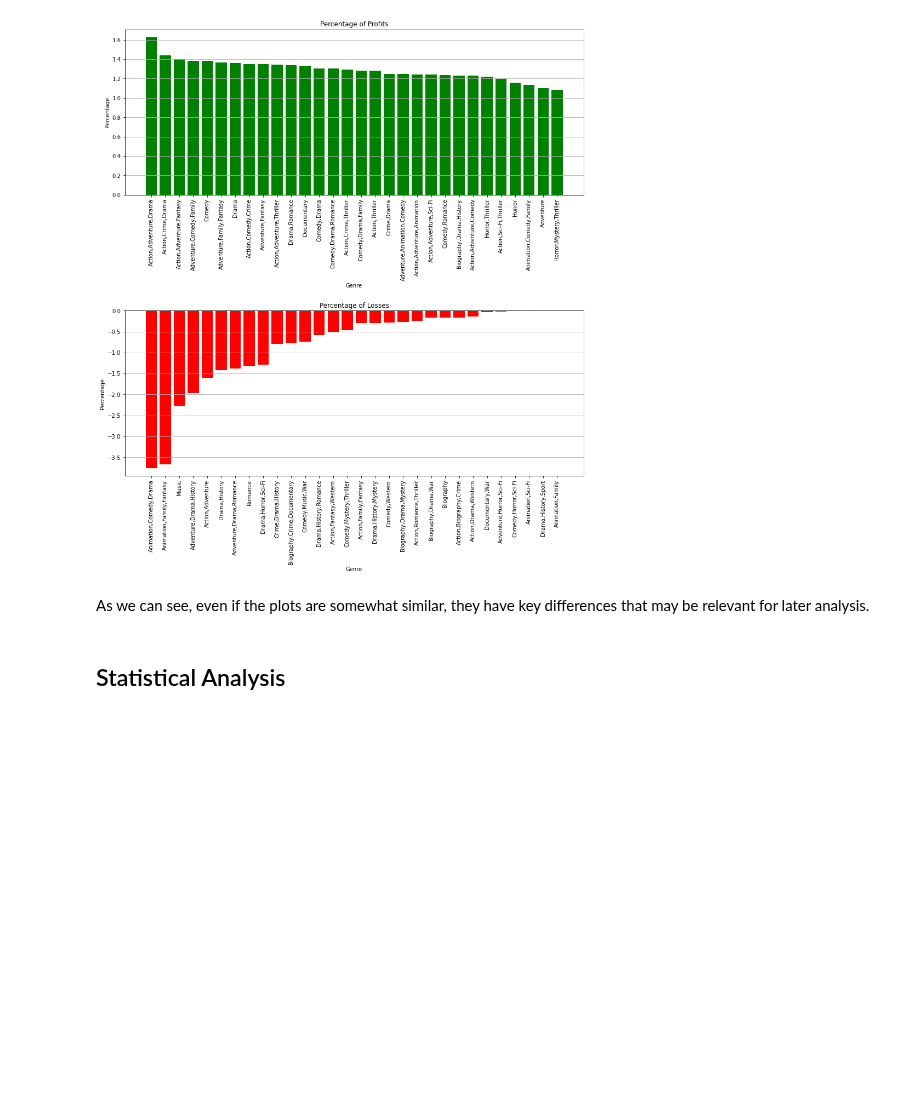
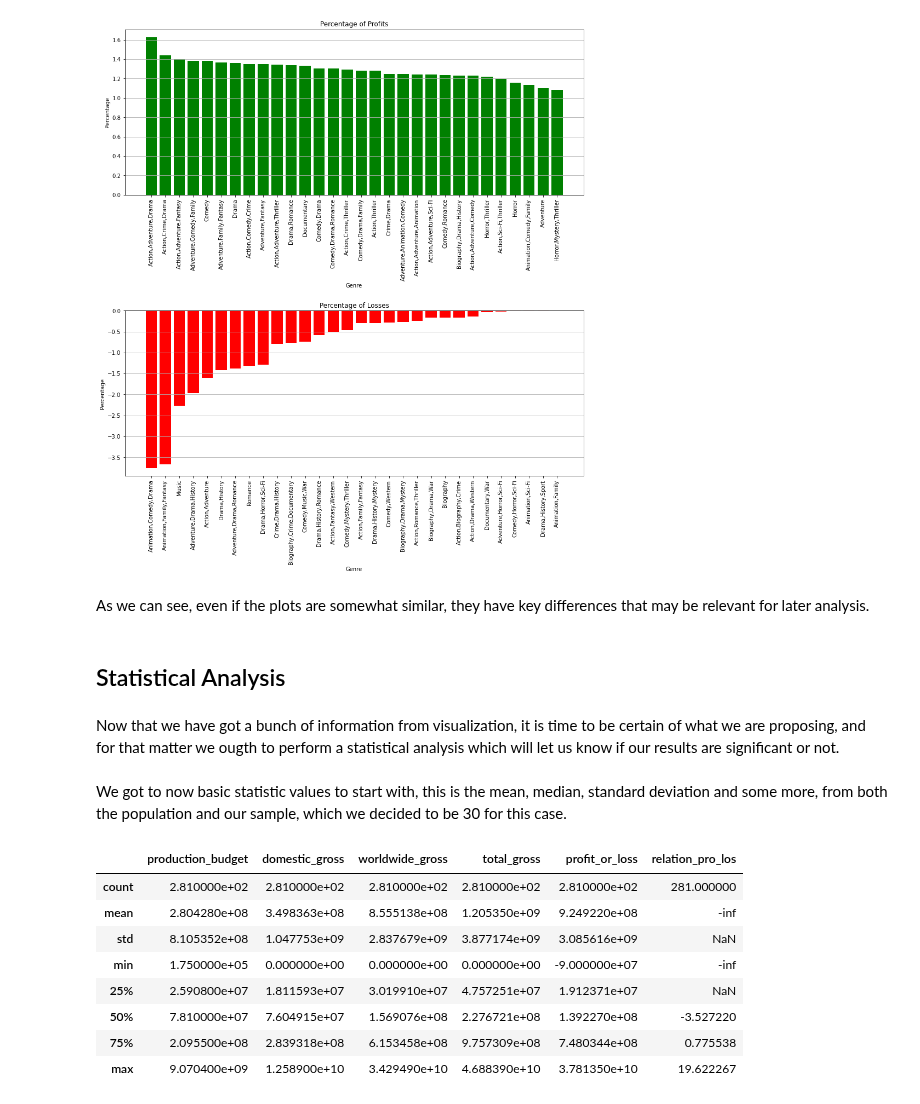
Before and after one commit to QuinnGrigsby/Capstone_Git-ing_it_done_MovieInformation, a Jupyter notebook: Data Understanding.ipynb, the cells around one changed output. Saved outputs shown, nothing was run; the diff lists cells and outputs as text; code cells hidden in the pictures; blank space fills up the shorter version.

Commit message:
Start statistic analysis

```diff
--- a/Data Understanding.ipynb
+++ b/Data Understanding.ipynb
@@ -346,5 +347,5 @@ movie_budgets.head()
 | 4 | 5 | Dec 15, 2017 | Star Wars Ep. VIII: The Last Jedi | 317000000.0 | 620181382.0 | 1.316722e+09 | 1.936903e+09 | ... |
 # %%
 #Create a new Dataframe to store the merge
-gross_and_rating = pd.merge(movie_budgets, movie_rating, how="inner", left_on="movie", right_on="Title")
+gross_and_genre = pd.merge(movie_budgets, movie_rating, how="inner", left_on="movie", right_on="Title")
 # %%
@@ -610,3 +623,19 @@ plt.show()
 As we can see, even if the plots are somewhat similar, they have key differences that may be relevant for later analysis.
 # %% [markdown]
 ## Statistical Analysis
+# %% [markdown]
+Now that we have got a bunch of information from visualization, it is time to be certain of what we are proposing, and for that matter we ougth to perform a statistical analysis which will let us know if our results are significant or not.
+# %% [markdown]
+We got to now basic statistic values to start with, this is the mean, median, standard deviation and some more, from both the population and our sample, which we decided to be 30 for this case.
+# %%
+genre_gross_grouped.describe()
+# %% [output]
+|  | production_budget | domestic_gross | worldwide_gross | total_gross | profit_or_loss | relation_pro_los |
+| count | 2.810000e+02 | 2.810000e+02 | 2.810000e+02 | 2.810000e+02 | 2.810000e+02 | 281.000000 |
+| mean | 2.804280e+08 | 3.498363e+08 | 8.555138e+08 | 1.205350e+09 | 9.249220e+08 | -inf |
+| std | 8.105352e+08 | 1.047753e+09 | 2.837679e+09 | 3.877174e+09 | 3.085616e+09 | NaN |
+| min | 1.750000e+05 | 0.000000e+00 | 0.000000e+00 | 0.000000e+00 | -9.000000e+07 | -inf |
+| 25% | 2.590800e+07 | 1.811593e+07 | 3.019910e+07 | 4.757251e+07 | 1.912371e+07 | NaN |
+| 50% | 7.810000e+07 | 7.604915e+07 | 1.569076e+08 | 2.276721e+08 | 1.392270e+08 | -3.527220 |
+| 75% | 2.095500e+08 | 2.839318e+08 | 6.153458e+08 | 9.757309e+08 | 7.480344e+08 | 0.775538 |
+| max | 9.070400e+09 | 1.258900e+10 | 3.429490e+10 | 4.688390e+10 | 3.781350e+10 | 19.622267 |
```
Also changed, not shown: parts of 13 cells of this notebook.
